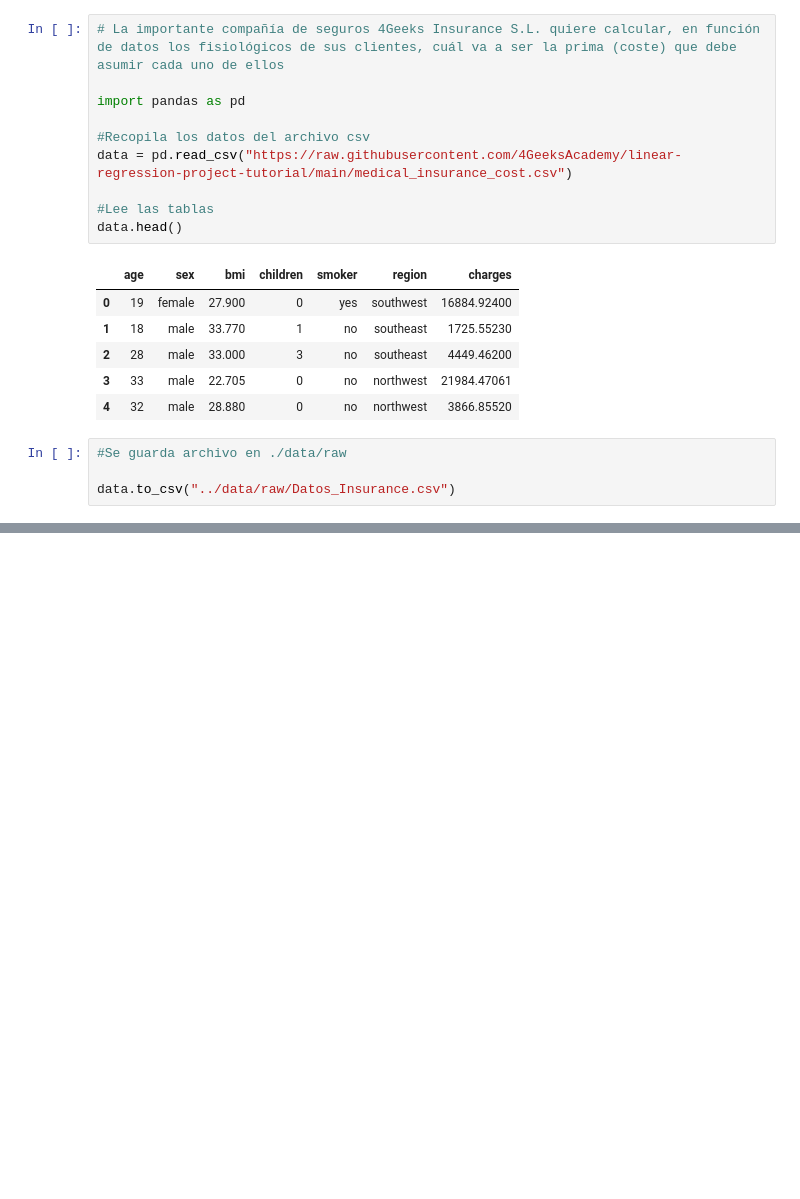
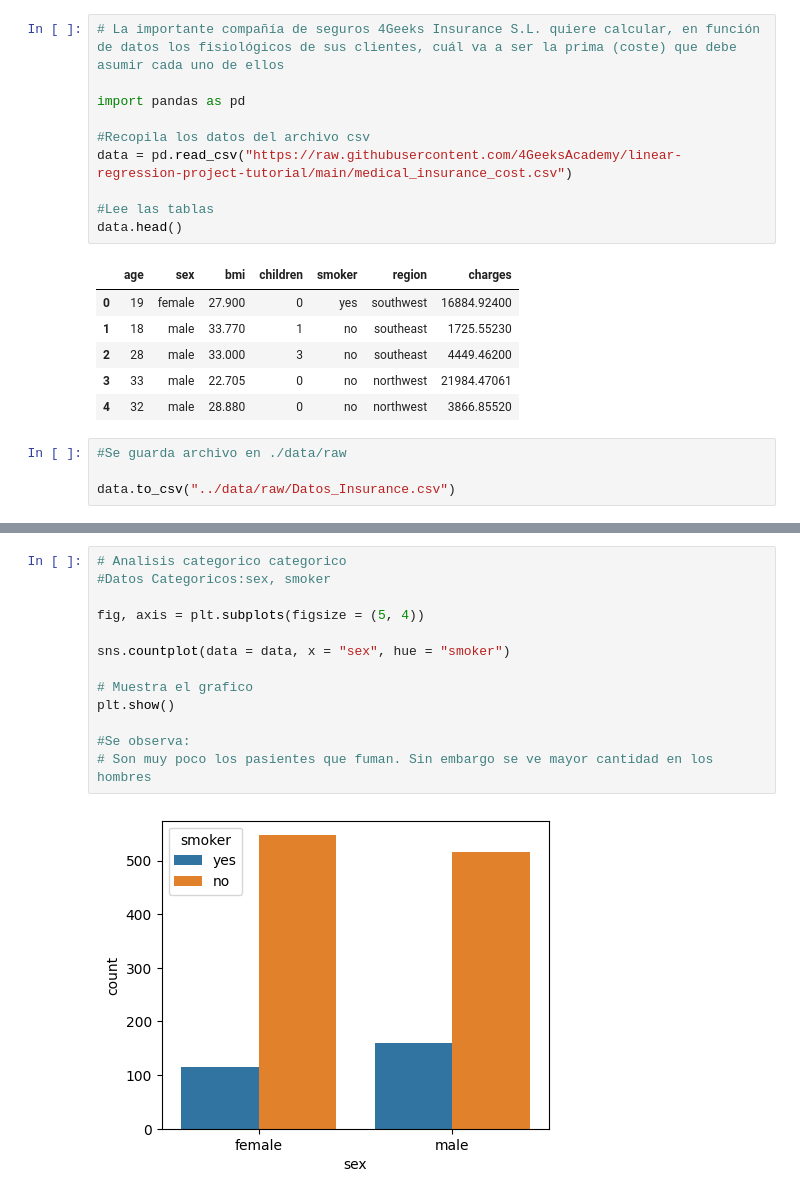
Before and after one commit to Eleiny9/machine-learning-python-template, a Jupyter notebook: src/explore.ipynb, the cells around one changed output, grey strips where cells are left out. Saved outputs shown, nothing was run; the diff lists cells and outputs as text; blank space fills up the shorter version.

Commit message:
graficos listo

```diff
--- a/src/explore.ipynb
+++ b/src/explore.ipynb
@@ -23,0 +171,15 @@ data.to_csv("../data/raw/Datos_Insurance.csv")
+# %%
+# Analisis categorico categorico
+#Datos Categoricos:sex, smoker
+
+fig, axis = plt.subplots(figsize = (5, 4))
+
+sns.countplot(data = data, x = "sex", hue = "smoker")
+
+# Muestra el grafico
+plt.show()
+
+#Se observa:
+# Son muy poco los pasientes que fuman. Sin embargo se ve mayor cantidad en los hombres
+# %% [output]
+[figure, added]
```
Also changed, not shown: parts of 13 cells of this notebook.
